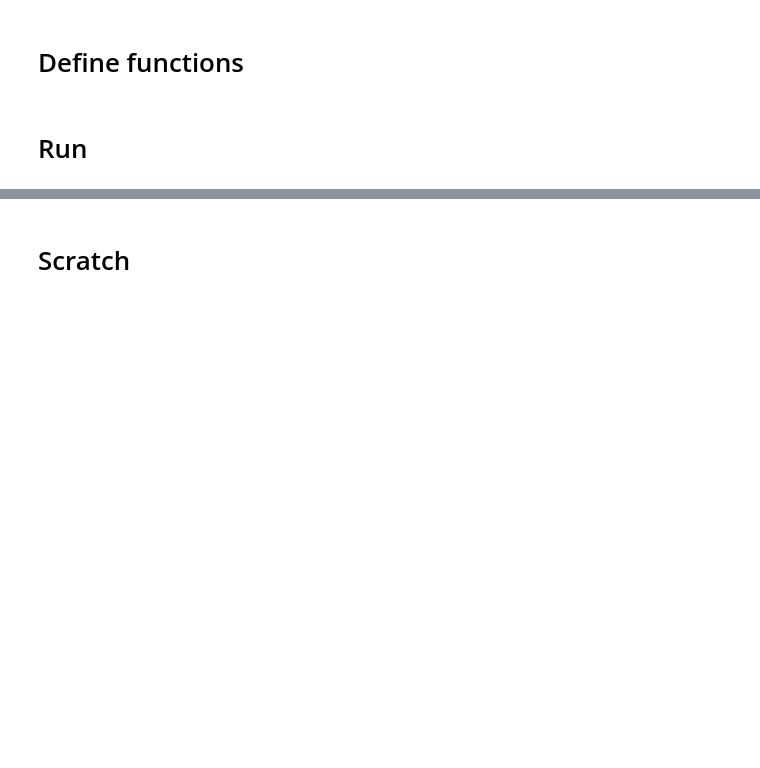
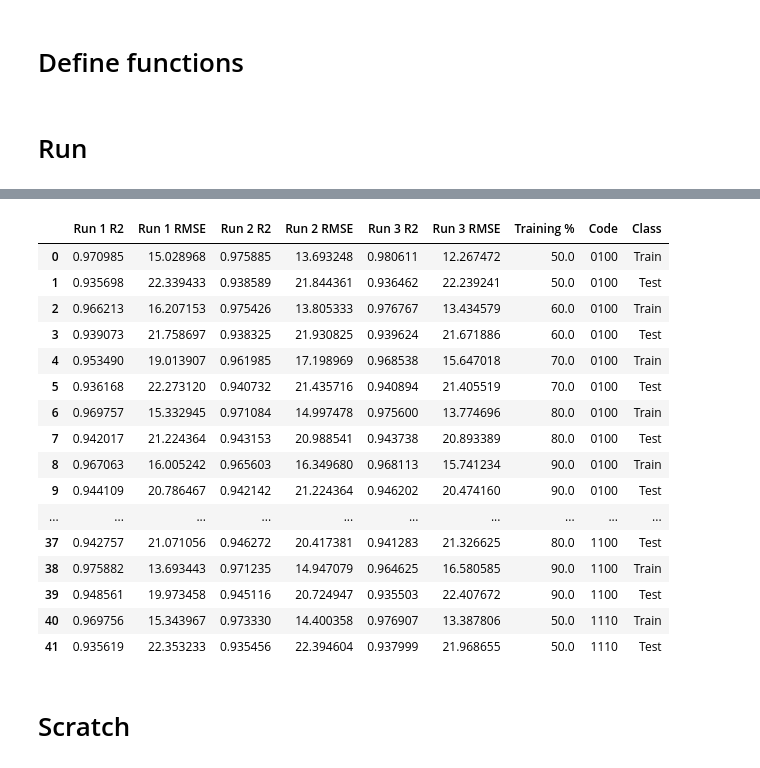
Before and after one commit to rishigurnani/hMOFs-Snurr, a Jupyter notebook: plot_results.ipynb, the cells around one changed output, grey strips where cells are left out. Cells and saved outputs as stored; diff of their text form; code cells hidden in the pictures; blank space fills up the shorter version.

```diff
--- a/plot_results.ipynb
+++ b/plot_results.ipynb
@@ -292,3 +293,23 @@ plot_results(results_df, score_name='R2')
+# %%
+results_df
+# %% [output]
+|  | Run 1 R2 | Run 1 RMSE | Run 2 R2 | Run 2 RMSE | Run 3 R2 | Run 3 RMSE | Training % | Code | Class |
+| 0 | 0.970985 | 15.028968 | 0.975885 | 13.693248 | 0.980611 | 12.267472 | 50.0 | 0100 | Train |
+| 1 | 0.935698 | 22.339433 | 0.938589 | 21.844361 | 0.936462 | 22.239241 | 50.0 | 0100 | Test |
+| 2 | 0.966213 | 16.207153 | 0.975426 | 13.805333 | 0.976767 | 13.434579 | 60.0 | 0100 | Train |
+| 3 | 0.939073 | 21.758697 | 0.938325 | 21.930825 | 0.939624 | 21.671886 | 60.0 | 0100 | Test |
+| 4 | 0.953490 | 19.013907 | 0.961985 | 17.198969 | 0.968538 | 15.647018 | 70.0 | 0100 | Train |
+| 5 | 0.936168 | 22.273120 | 0.940732 | 21.435716 | 0.940894 | 21.405519 | 70.0 | 0100 | Test |
+| 6 | 0.969757 | 15.332945 | 0.971084 | 14.997478 | 0.975600 | 13.774696 | 80.0 | 0100 | Train |
+| 7 | 0.942017 | 21.224364 | 0.943153 | 20.988541 | 0.943738 | 20.893389 | 80.0 | 0100 | Test |
+| 8 | 0.967063 | 16.005242 | 0.965603 | 16.349680 | 0.968113 | 15.741234 | 90.0 | 0100 | Train |
+| 9 | 0.944109 | 20.786467 | 0.942142 | 21.224364 | 0.946202 | 20.474160 | 90.0 | 0100 | Test |
+| ... | ... | ... | ... | ... | ... | ... | ... | ... | ... |
+| 37 | 0.942757 | 21.071056 | 0.946272 | 20.417381 | 0.941283 | 21.326625 | 80.0 | 1100 | Test |
+| 38 | 0.975882 | 13.693443 | 0.971235 | 14.947079 | 0.964625 | 16.580585 | 90.0 | 1100 | Train |
+| 39 | 0.948561 | 19.973458 | 0.945116 | 20.724947 | 0.935503 | 22.407672 | 90.0 | 1100 | Test |
+| 40 | 0.969756 | 15.343967 | 0.973330 | 14.400358 | 0.976907 | 13.387806 | 50.0 | 1110 | Train |
+| 41 | 0.935619 | 22.353233 | 0.935456 | 22.394604 | 0.937999 | 21.968655 | 50.0 | 1110 | Test |
 # %% [markdown]
 # Scratch
 # %%
```
Also changed, not shown: parts of 9 cells of this notebook, 1 other file.
